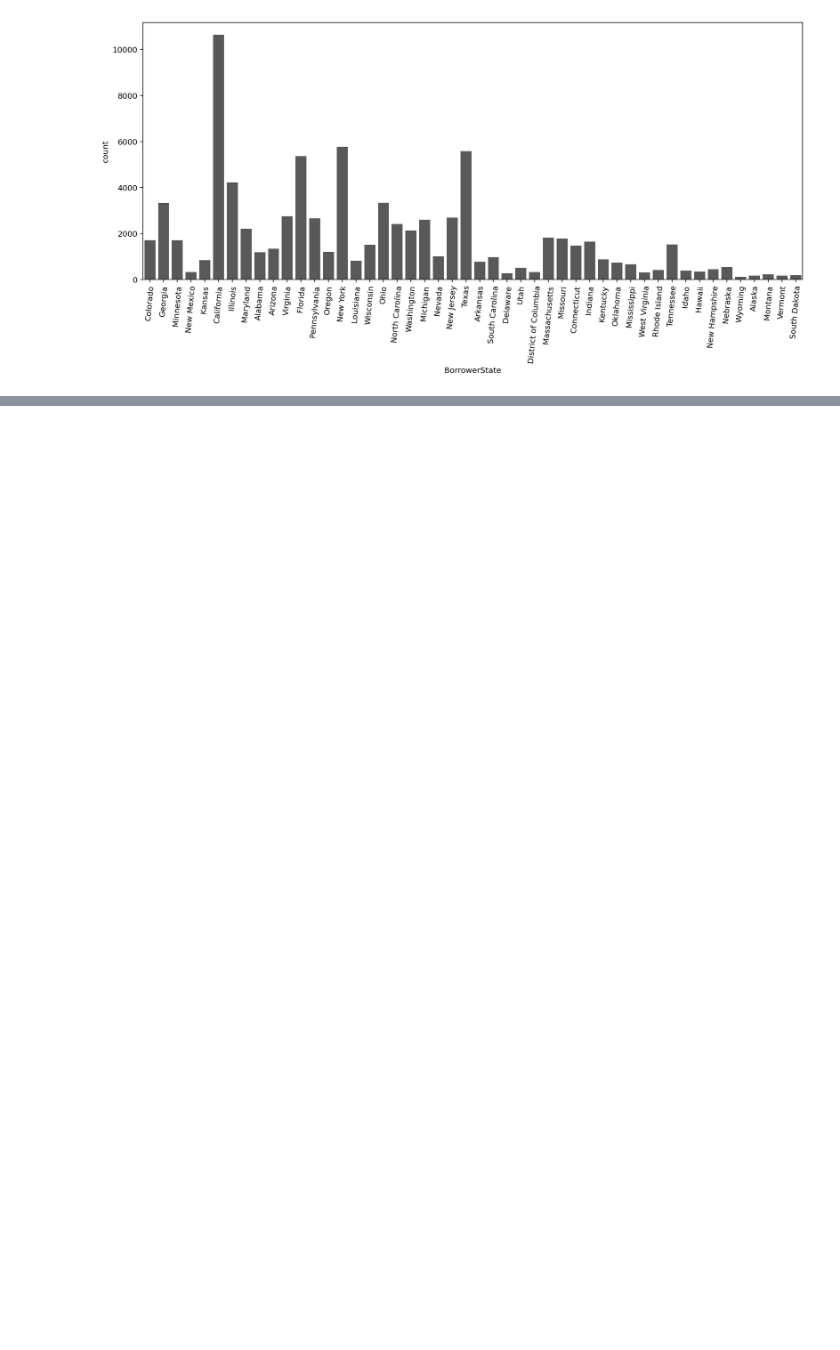
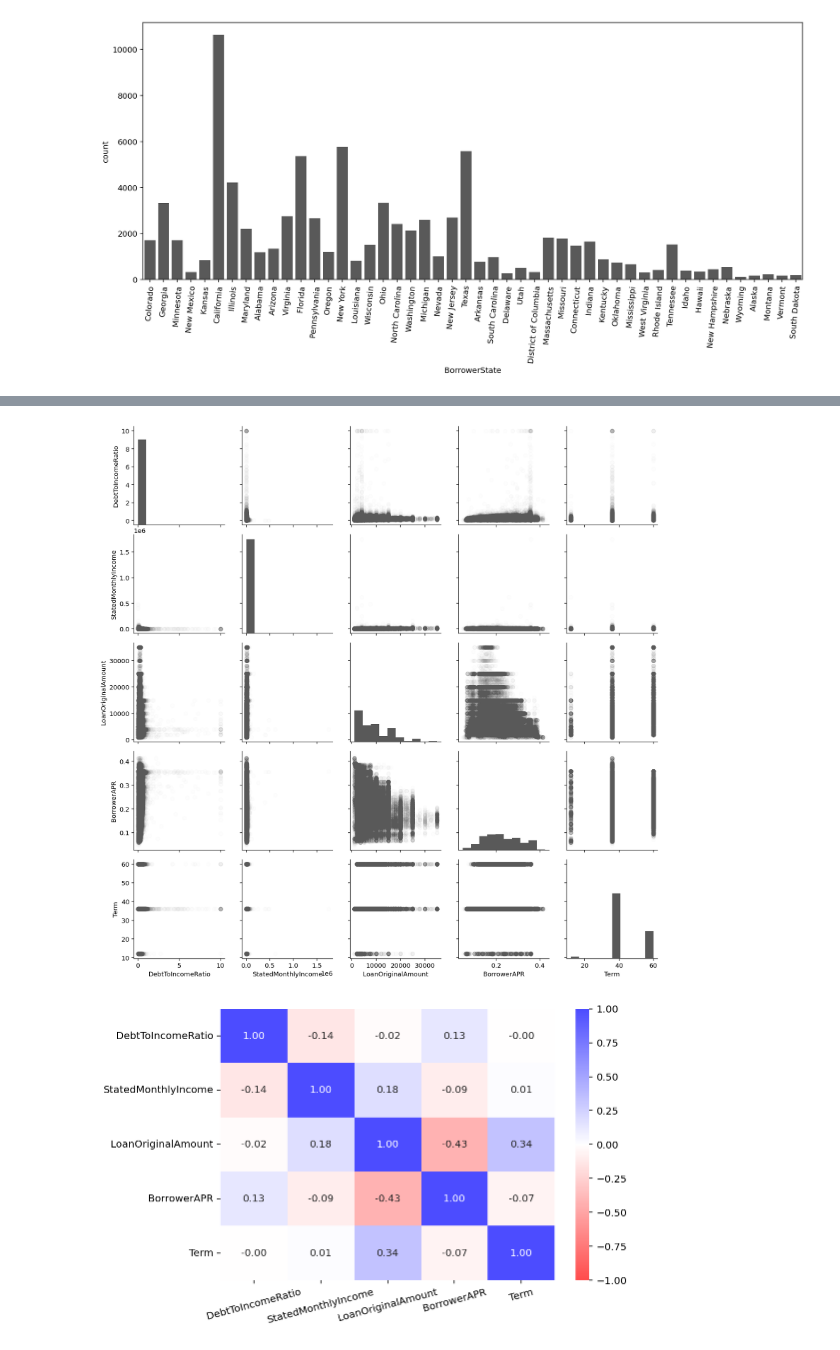
Before and after one commit to Lippins/Prosper-Loan-Data, a Jupyter notebook: exploration.ipynb, the cells around one changed output, grey strips where cells are left out. Drawn from its saved outputs; the diff is of its cells as text; code cells hidden in the pictures; blank space fills up the shorter version.

Commit message:
Bivariate: Explore numeric variables

```diff
--- a/exploration.ipynb
+++ b/exploration.ipynb
@@ -373,13 +373,13 @@ The BorrowerAPR (Annual percentage rate) is one of our key features of interest.
 #### Visualization
 # %%
 # Set color for all univariate plots
-main_color = sns.color_palette()[3]
+colors = sns.color_palette()
 
 # Create 40 evenly spaced bins for Borrower APR from zero to the maximum value
 bins = np.linspace(0, loan_df.BorrowerAPR.max(), 40)
 
 plt.figure(figsize=(8, 4))
-plt.hist(data=loan_df, x='BorrowerAPR', bins=bins, color = main_color);
+plt.hist(data=loan_df, x='BorrowerAPR', bins=bins, color = colors[3]);
 plt.xticks(np.arange(0, 0.45, 0.05))
 plt.xlabel('Borrower APR');
 # %% [output]
@@ -600,0 +610,16 @@ plt.xticks(rotation= 85);
+# %%
+# Store numeric column names in a list
+numeric_cols = ['DebtToIncomeRatio', 'StatedMonthlyIncome', 'LoanOriginalAmount', 'BorrowerAPR', 'Term']
+
+# Create a scatterplot of each numeric variable against the other
+fig = sns.PairGrid(loan_df[numeric_cols])
+fig.map_diag(plt.hist, color = colors[3])
+fig.map_offdiag(plt.scatter,color = colors[3], alpha=0.01);
+
+# Visualize the correlation between the numeric variables with a heatmap
+plt.figure(figsize= (7.5, 5))
+sns.heatmap(data=loan_df[numeric_cols].corr(), annot=True, fmt='.2f', cmap='bwr_r', vmin=-1, vmax=1, alpha=0.7)
+plt.xticks(rotation=15);
+# %% [output]
+[figure, added]
+[figure, added]
```
Also changed, not shown: parts of 19 cells of this notebook.
